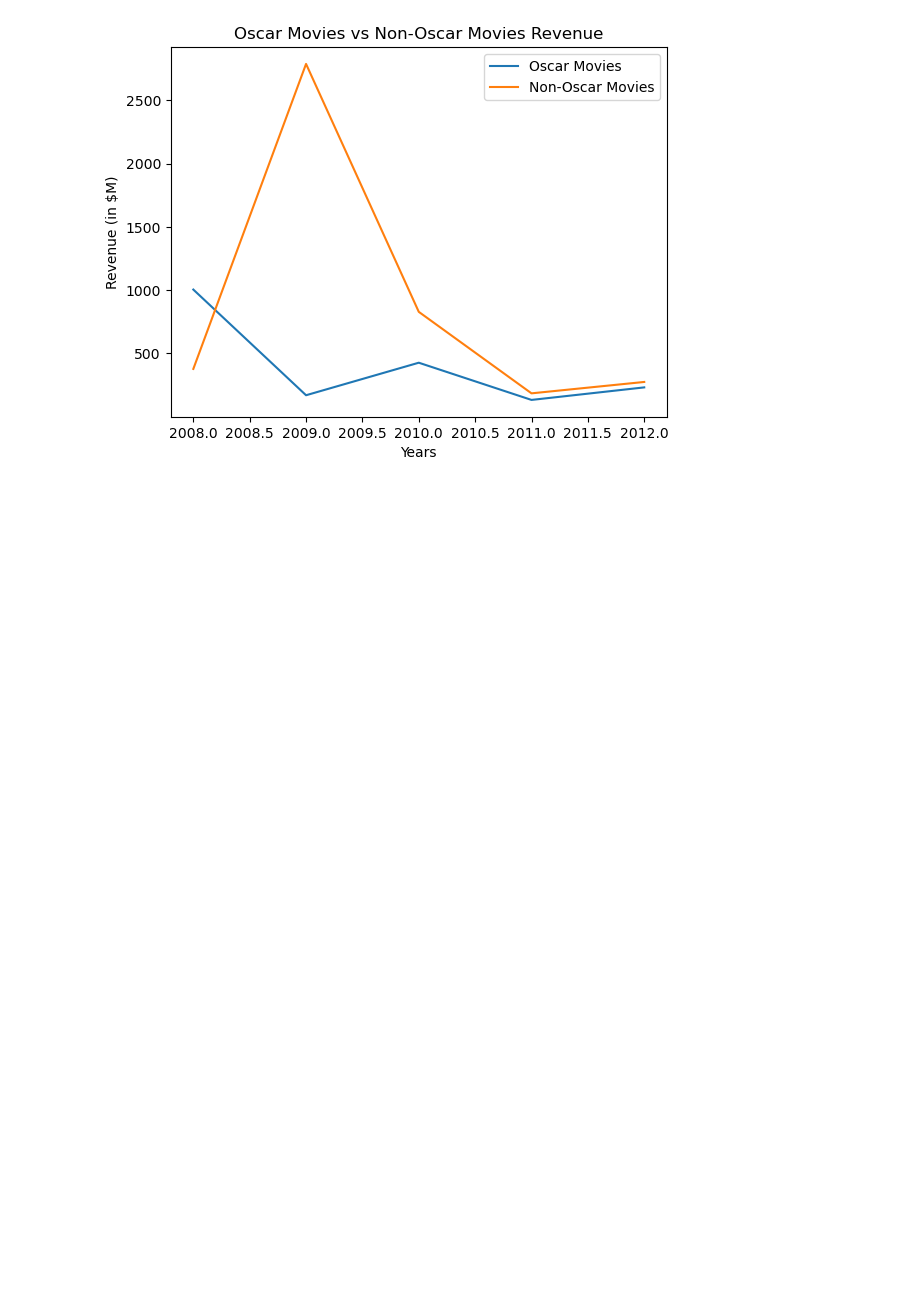
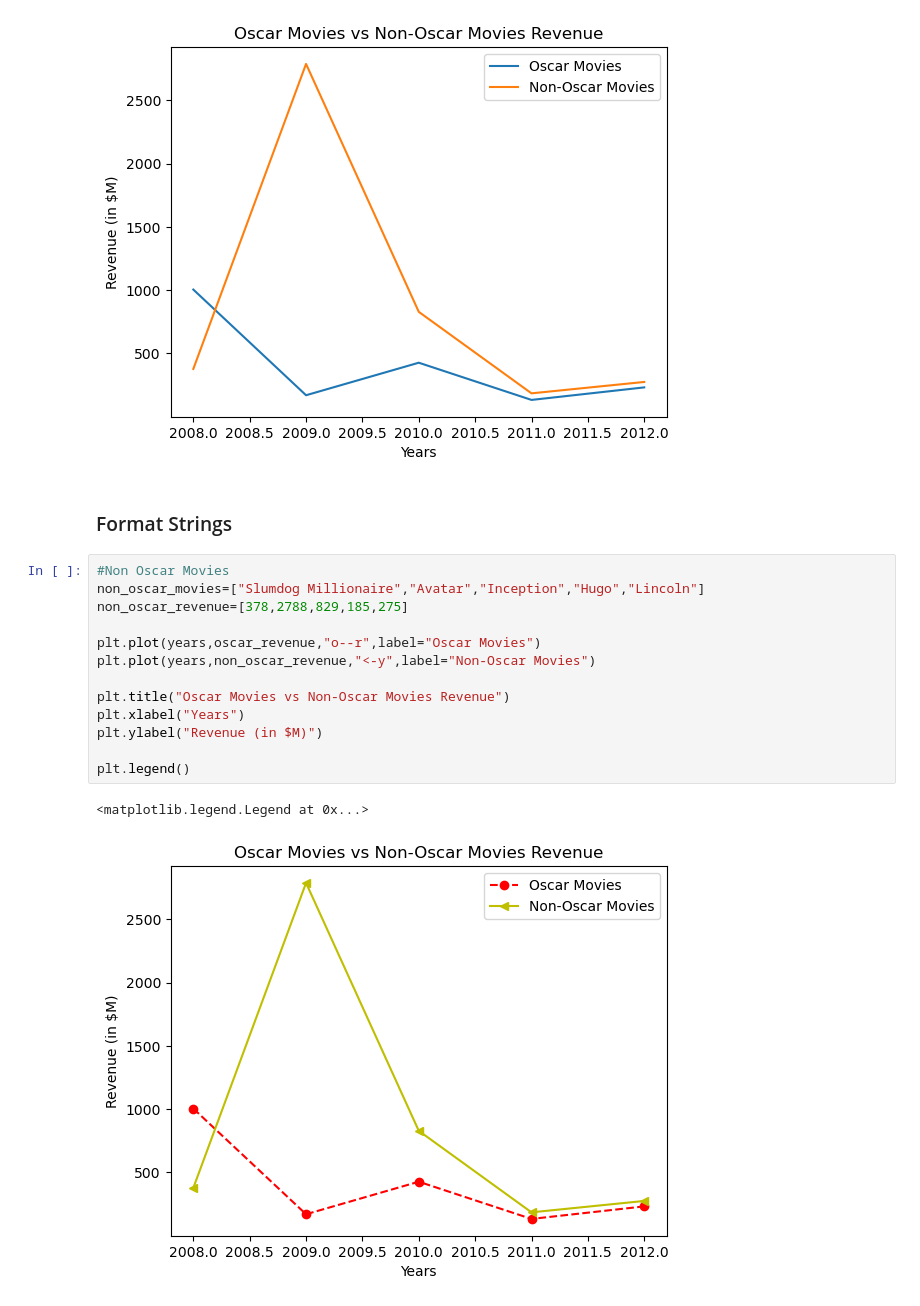
Before and after one commit to sayan629/AI_ML_python, a Jupyter notebook: (17) Data Visualization/matplotlib_tutotial.ipynb, the cells around one changed output. Saved outputs shown, nothing was run; the diff lists cells and outputs as text; blank space fills up the shorter version.

Commit message:
AI/ML:format Strings Concept

```diff
--- a/(17) Data Visualization/matplotlib_tutotial.ipynb
+++ b/(17) Data Visualization/matplotlib_tutotial.ipynb
@@ -42,3 +42,21 @@ plt.legend()
 # %% [output]
 <matplotlib.legend.Legend at 0x...>
 [figure]
+# %% [markdown]
+### Format Strings
+# %%
+#Non Oscar Movies
+non_oscar_movies=["Slumdog Millionaire","Avatar","Inception","Hugo","Lincoln"]
+non_oscar_revenue=[378,2788,829,185,275]
+
+plt.plot(years,oscar_revenue,"o--r",label="Oscar Movies")
+plt.plot(years,non_oscar_revenue,"<-y",label="Non-Oscar Movies")
+
+plt.title("Oscar Movies vs Non-Oscar Movies Revenue")
+plt.xlabel("Years")
+plt.ylabel("Revenue (in $M)")
+
+plt.legend()
+# %% [output]
+<matplotlib.legend.Legend at 0x...>
+[figure, added]
```
Also changed, not shown: parts of 1 cell of this notebook.
